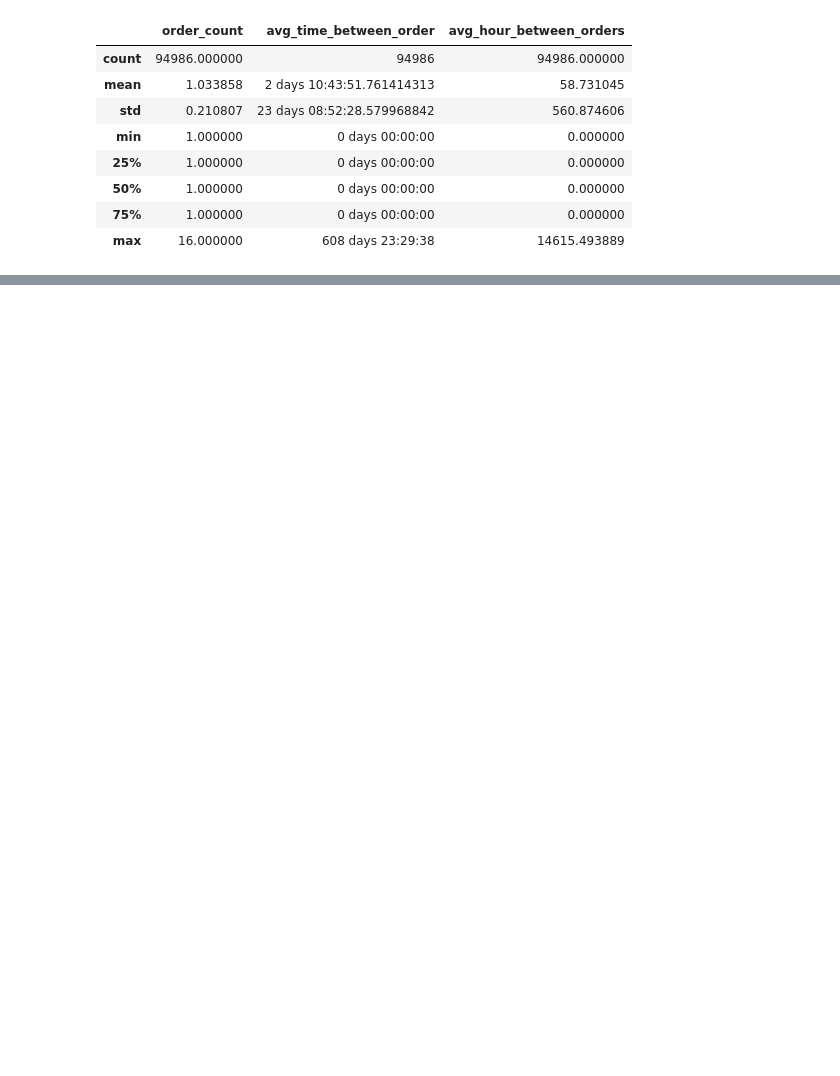
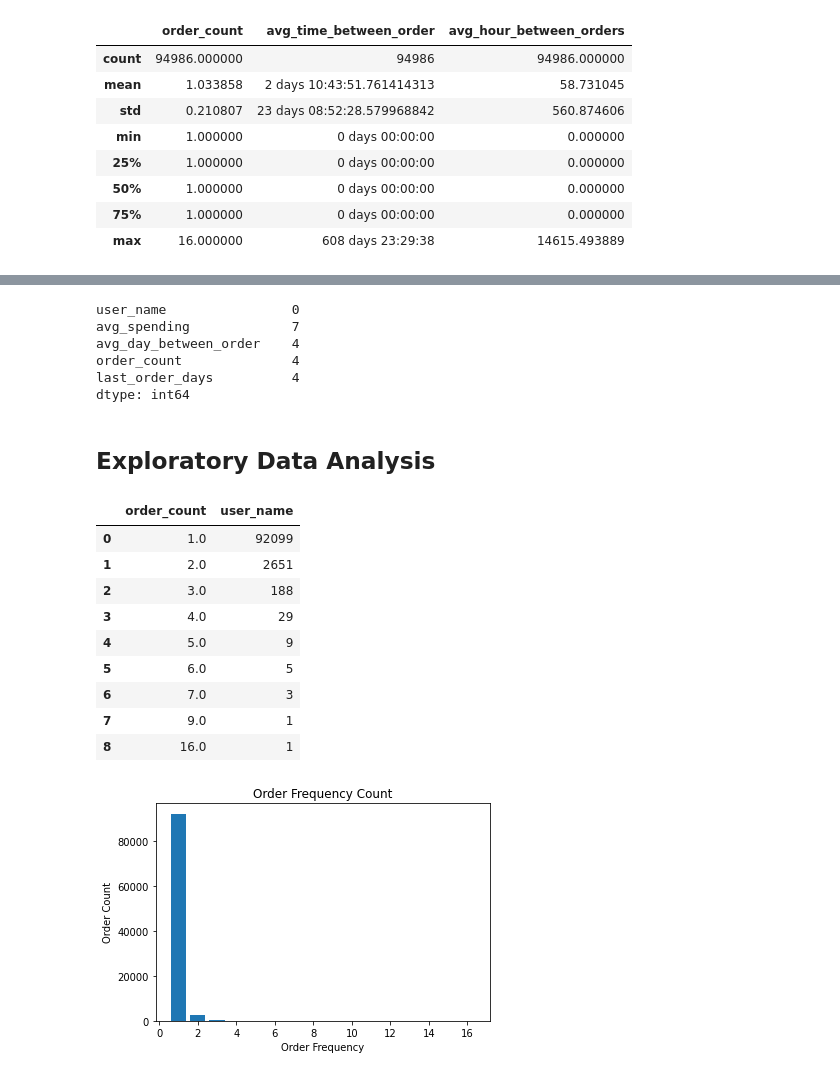
Before and after one commit to dion-ricky/future-data-1, a Jupyter notebook: notebook/2021-07-16_Dion.ipynb, the cells around one changed output, grey strips where cells are left out. Drawn from its saved outputs; the diff is of its cells as text; code cells hidden in the pictures; blank space fills up the shorter version.

```diff
--- a/notebook/2021-07-16_Dion.ipynb
+++ b/notebook/2021-07-16_Dion.ipynb
@@ -170,0 +175,34 @@ None
+# %%
+customer_rfm.isnull().sum()
+# %% [output]
+user_name                0
+avg_spending             7
+avg_day_between_order    4
+order_count              4
+last_order_days          4
+dtype: int64
+# %% [markdown]
+## Exploratory Data Analysis
+# %%
+fig, ax = plt.subplots()
+t1 = customer_rfm.loc[:, ['user_name', 'order_count']] \
+        .groupby('order_count', as_index=False).count()
+ax.bar(t1['order_count'], t1['user_name'])
+ax.set_title('Order Frequency Count')
+ax.set_xlabel('Order Frequency')
+ax.set_ylabel('Order Count')
+
+display(t1)
+plt.show()
+# %% [output]
+|  | order_count | user_name |
+| 0 | 1.0 | 92099 |
+| 1 | 2.0 | 2651 |
+| 2 | 3.0 | 188 |
+| 3 | 4.0 | 29 |
+| 4 | 5.0 | 9 |
+| 5 | 6.0 | 5 |
+| 6 | 7.0 | 3 |
+| 7 | 9.0 | 1 |
+| 8 | 16.0 | 1 |
+[figure, added]
```
Also changed, not shown: parts of 34 cells of this notebook, 5 other files.
